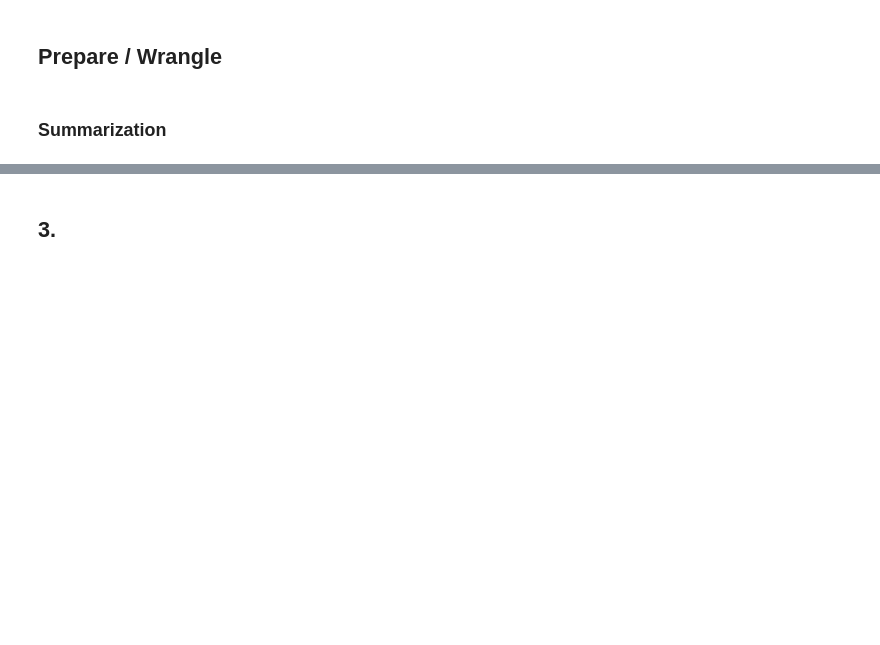
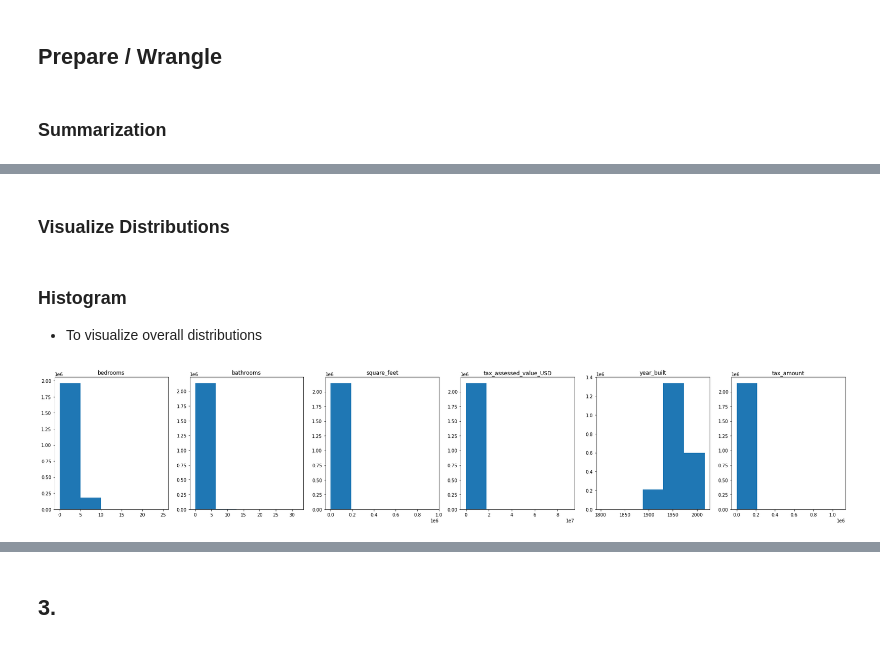
Before and after one commit to rachelrobbinsmayhill/regression-exercises, a Jupyter notebook: wrangle.ipynb, the cells around one changed output, grey strips where cells are left out. Drawn from its saved outputs; the diff is of its cells as text; code cells hidden in the pictures; blank space fills up the shorter version.

```diff
--- a/wrangle.ipynb
+++ b/wrangle.ipynb
@@ -140,0 +215,11 @@ dtype: float64
+# %%
+# drop rows (Axis=0) with missing values, verify drop, and verify consistent number of non-null values in each column
+
+# drop rows with nulls
+df = df.dropna(axis = 0)
+
+# Verify drop of rows with decreased row numbers in shape
+print(f'Shape after dropping rows: {df.shape}')
+
+# Verify consistent number of values across each series
+df.info(show_counts=True)
@@ -140,0 +244,9 @@ dtype: float64
+# %%
+# Convert datatypes to be aligned with use
+
+convert_dict = {'fed_code': object,
+                'year_built': int
+               }
+
+df = df.astype(convert_dict)
+print(df.dtypes)
@@ -140,0 +262,37 @@ dtype: float64
+# %% [markdown]
+### Visualize Distributions
+# %% [markdown]
+### Histogram
+- To visualize overall distributions
+# %%
+# list of numeric columns
+cols = [col for col in df.columns if col not in ['fed_code']]
+
+# figsize width to height
+plt.figure(figsize=(25, 5))
+
+# loop to iterate over columns
+for i, col in enumerate(cols):
+
+        # i starts at 0 but plot numbers should start at 1
+        plot_number = i + 1
+
+        # create subplot
+        plt.subplot(1, len(cols), plot_number)
+
+        # create title with the column name
+        plt.title(col)
+
+        # display a histogram for each of the columns
+        df[col].hist(bins=5)
+
+        # Hide gridlines.
+        plt.grid(False)
+
+        # turn off scientific notation
+        plt.ticklabel_format(useOffset=False)
+
+plt.tight_layout()
+plt.show()
+# %% [output]
+[figure, added]
```
Also changed, not shown: parts of 26 cells of this notebook.
